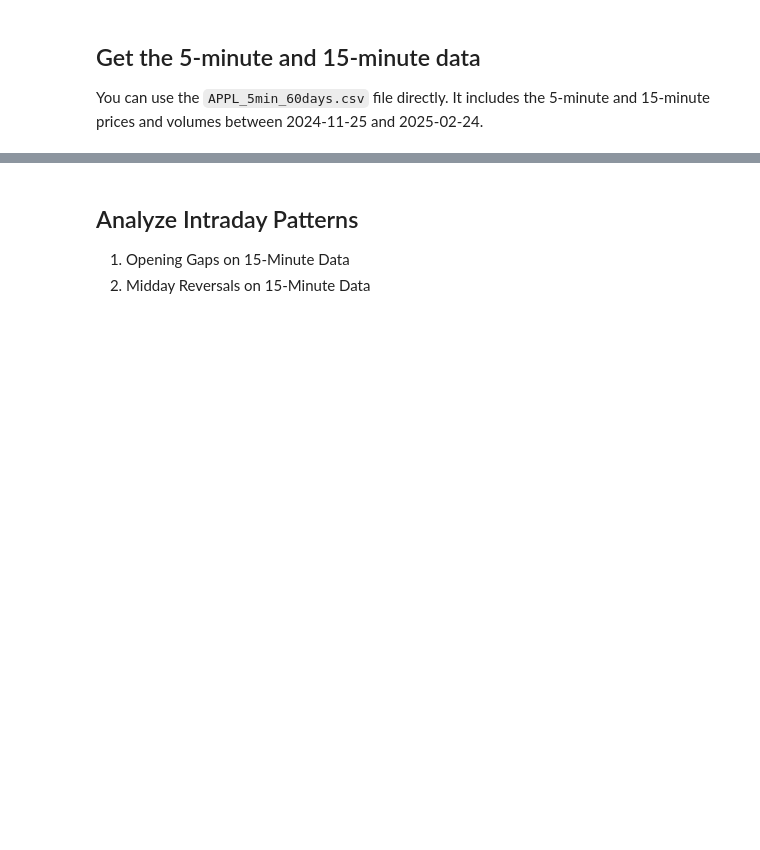
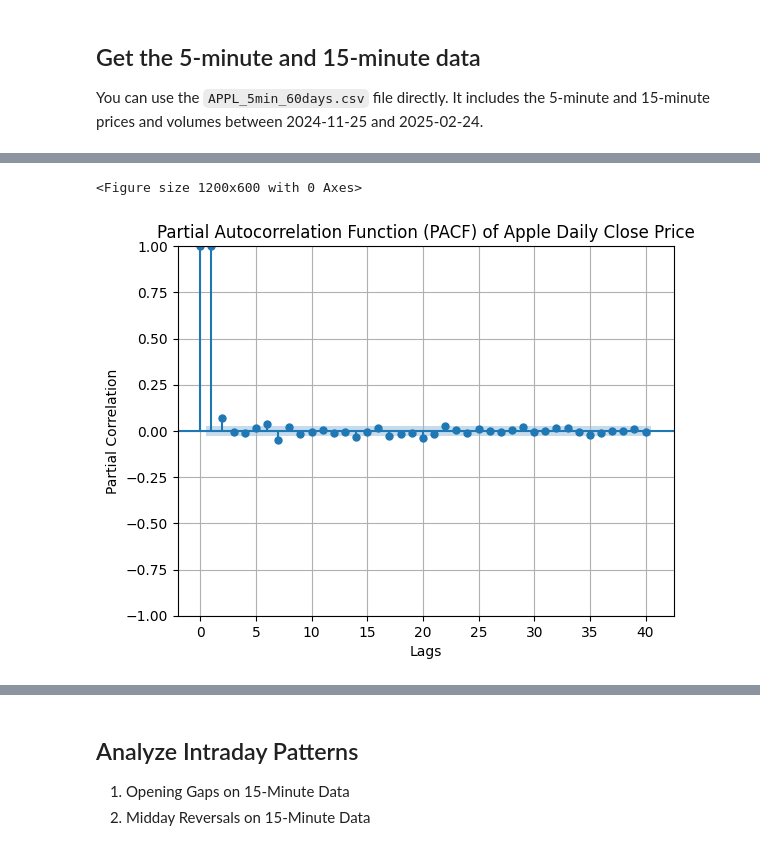
Before and after one commit to luwenkai1997/ts-stock-price-prediction, a Jupyter notebook: EDA-wenkai.ipynb, the cells around one changed output, grey strips where cells are left out. Cells and saved outputs as stored; diff of their text form; code cells hidden in the pictures; blank space fills up the shorter version.

```diff
--- a/EDA-wenkai.ipynb
+++ b/EDA-wenkai.ipynb
@@ -10,0 +47,15 @@ You can use the `APPL_5min_60days.csv` file directly. It includes the 5-minute a
+# %%
+# PACF
+from statsmodels.graphics.tsaplots import plot_pacf
+
+# PACF plot
+plt.figure(figsize=(12, 6))
+plot_pacf(data['Close'], lags=40, alpha=0.05, method='ols')
+plt.title('Partial Autocorrelation Function (PACF) of Apple Daily Close Price')
+plt.xlabel('Lags')
+plt.ylabel('Partial Correlation')
+plt.grid()
+plt.show()
+# %% [output]
+<Figure size 1200x600 with 0 Axes>
+[figure, added]
```
Also changed, not shown: parts of 9 cells of this notebook.
